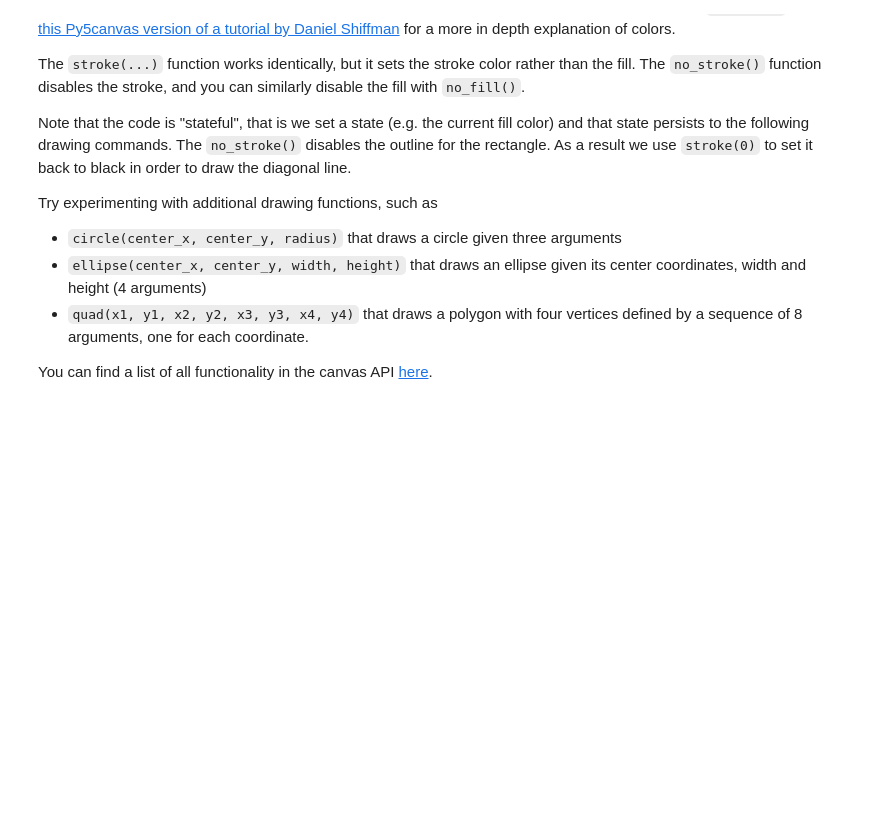
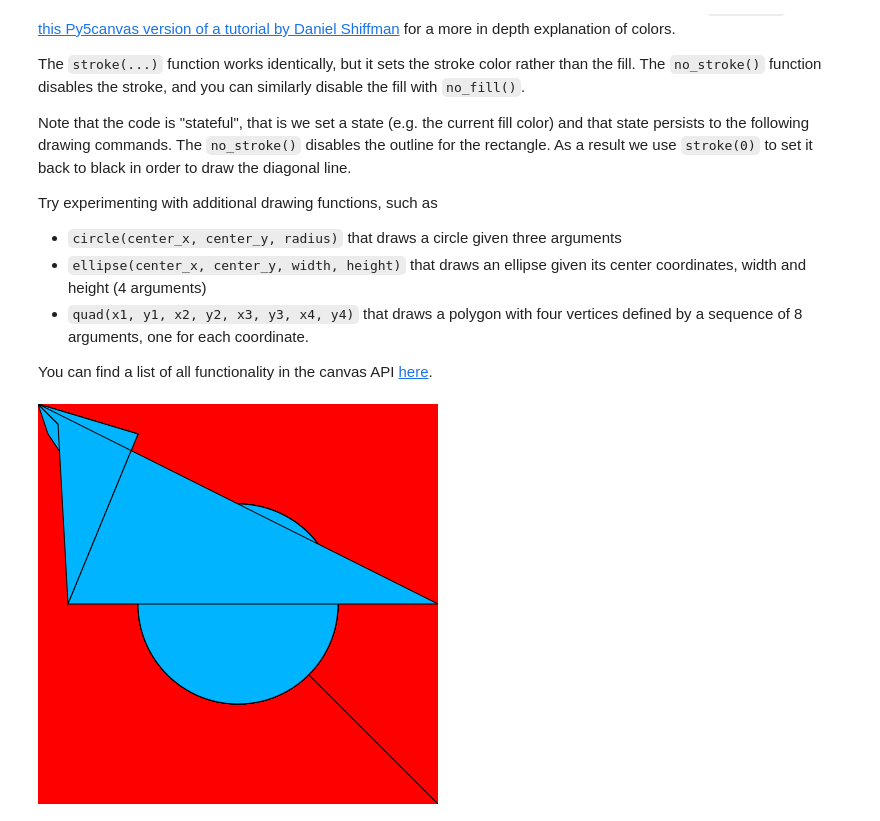
Before and after one commit to Mtj2042/generative_drawing, a Jupyter notebook: ug/week1/week1_intro.ipynb, the cells around one changed output. Saved outputs shown, nothing was run; the diff lists cells and outputs as text; code cells hidden in the pictures; blank space fills up the shorter version.

```diff
--- a/ug/week1/week1_intro.ipynb
+++ b/ug/week1/week1_intro.ipynb
@@ -285,3 +285,8 @@ Try experimenting with additional drawing functions, such as
 - `quad(x1, y1, x2, y2, x3, y3, x4, y4)` that draws a polygon with four vertices defined by a sequence of 8 arguments, one for each coordinate.
 
 You can find a list of all functionality in the canvas API [here](https://github.com/colormotor/py5canvas/blob/main/docs).
+# %%
+circle((width/2, height/2), 200)
+quad(0,0, 400,200, 30,200, 100,30)
+# %% [output]
+[figure, added]
```
Also changed, not shown: parts of 2 cells of this notebook, 4 other files.
